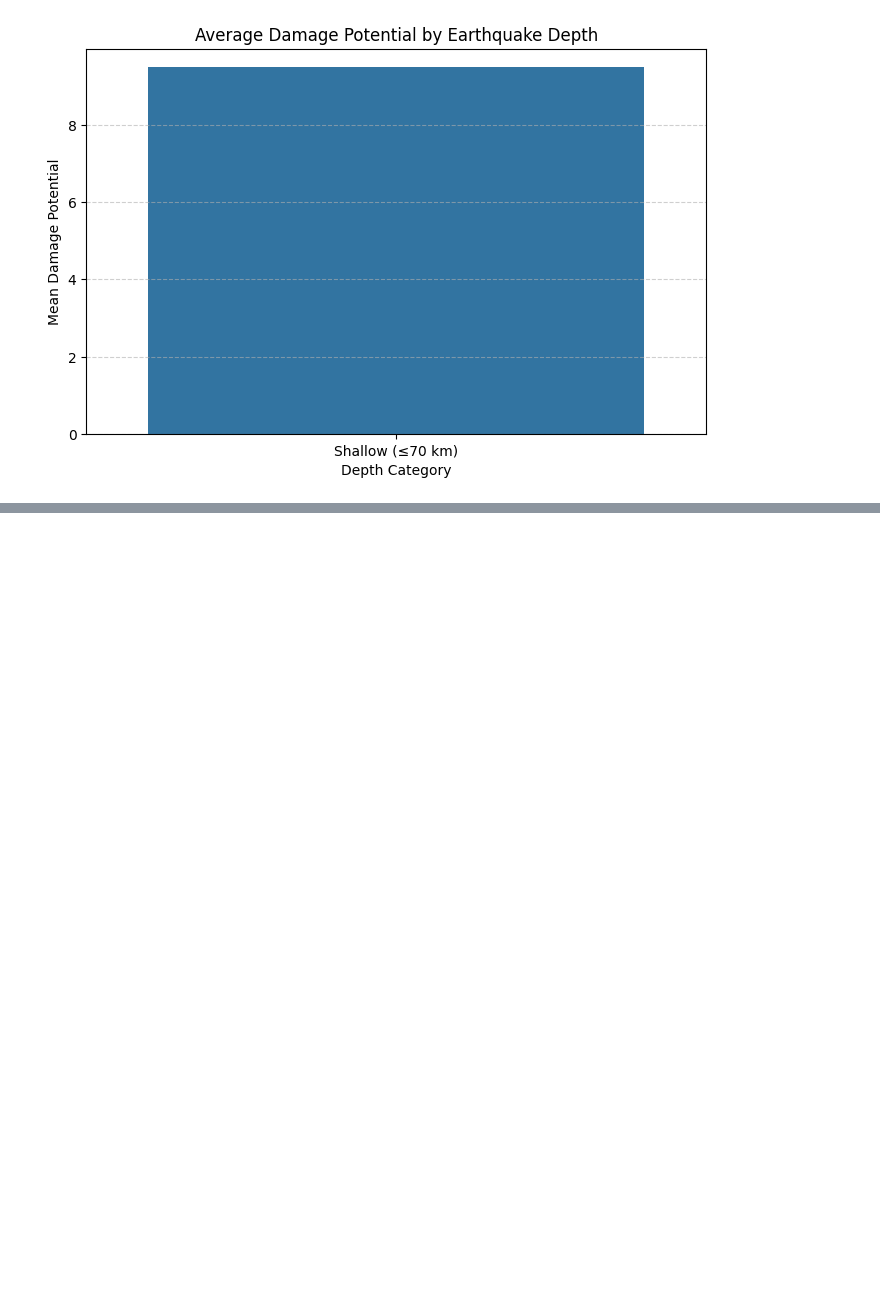
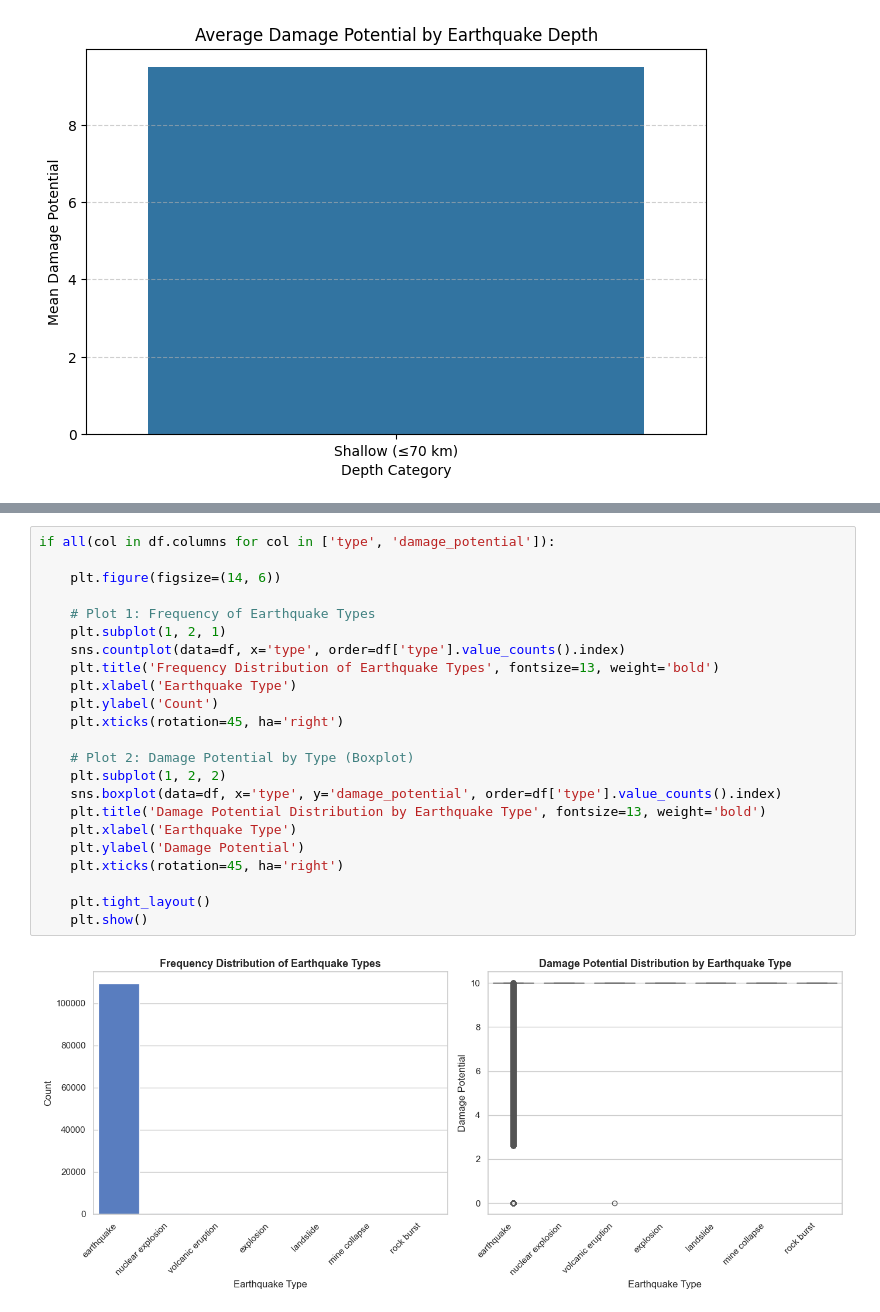
Before and after one commit to ImpactsenseAI-Intern-Project-OCT25/impactsenseAI-Infosys-Intern-project, a Jupyter notebook: milestone_2/week_3/Day_14/Assignment-02/Assignment_2.ipynb, the cells around one changed output, grey strips where cells are left out. Cells and saved outputs as stored; diff of their text form; blank space fills up the shorter version.

```diff
--- a/milestone_2/week_3/Day_14/Assignment-02/Assignment_2.ipynb
+++ b/milestone_2/week_3/Day_14/Assignment-02/Assignment_2.ipynb
@@ -791,0 +927,25 @@ plt.show()
+# %%
+if all(col in df.columns for col in ['type', 'damage_potential']):
+
+    plt.figure(figsize=(14, 6))
+
+    # Plot 1: Frequency of Earthquake Types
+    plt.subplot(1, 2, 1)
+    sns.countplot(data=df, x='type', order=df['type'].value_counts().index)
+    plt.title('Frequency Distribution of Earthquake Types', fontsize=13, weight='bold')
+    plt.xlabel('Earthquake Type')
+    plt.ylabel('Count')
+    plt.xticks(rotation=45, ha='right')
+
+    # Plot 2: Damage Potential by Type (Boxplot)
+    plt.subplot(1, 2, 2)
+    sns.boxplot(data=df, x='type', y='damage_potential', order=df['type'].value_counts().index)
+    plt.title('Damage Potential Distribution by Earthquake Type', fontsize=13, weight='bold')
+    plt.xlabel('Earthquake Type')
+    plt.ylabel('Damage Potential')
+    plt.xticks(rotation=45, ha='right')
+
+    plt.tight_layout()
+    plt.show()
+# %% [output]
+[figure, added]
```
Also changed, not shown: parts of 9 cells of this notebook.
